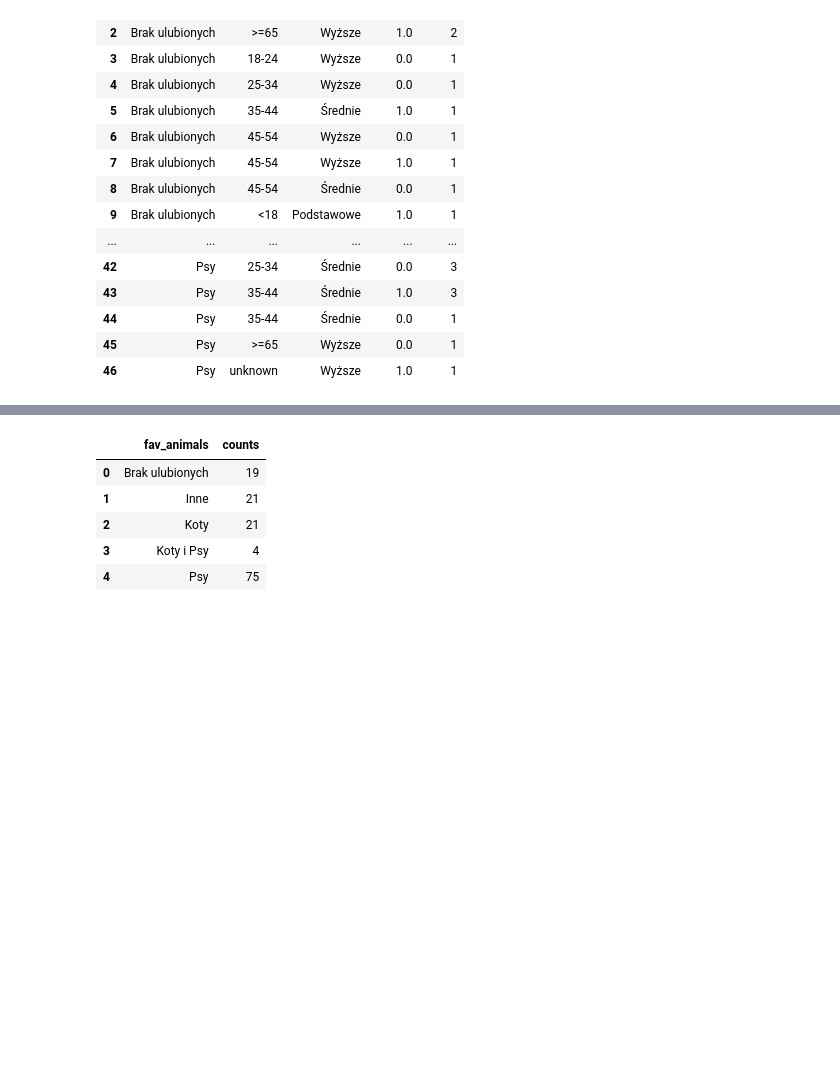
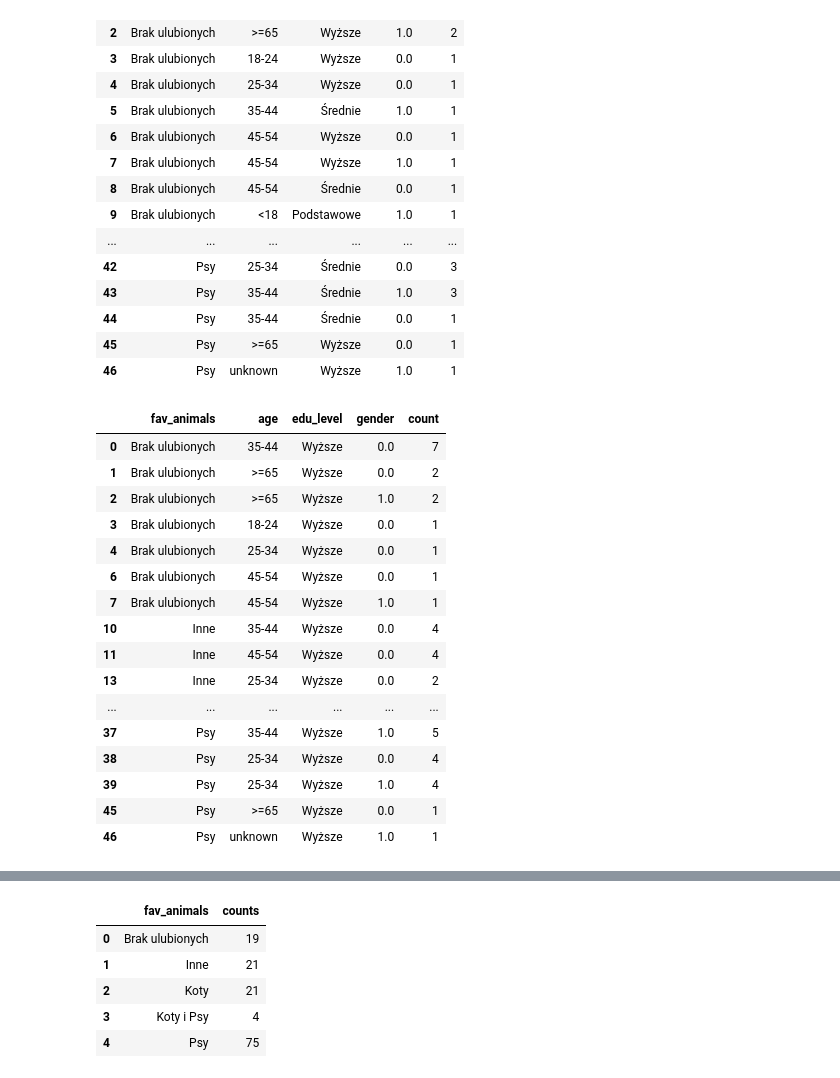
Before and after one commit to waltad/survey-review-app, a Jupyter notebook: research.ipynb, the cells around one changed output, grey strips where cells are left out. Cells and saved outputs as stored; diff of their text form; code cells hidden in the pictures; blank space fills up the shorter version.

```diff
--- a/research.ipynb
+++ b/research.ipynb
@@ -216,7 +216,8 @@ Index(['age', 'edu_level', 'fav_animals', 'fav_place', 'gender', 'hobby_art',
        'years_of_experience'],
       dtype='object')
 # %%
-df[['age','edu_level', 'gender', 'fav_animals']].groupby(by='fav_animals', as_index=False).value_counts()
+df_anim = df[['age','edu_level', 'gender', 'fav_animals']].groupby(by='fav_animals', as_index=False).value_counts()
+df_anim
 # %% [output]
 |  | fav_animals | age | edu_level | gender | count |
 | 0 | Brak ulubionych | 35-44 | Wyższe | 0.0 | 7 |
@@ -235,3 +236,23 @@ df[['age','edu_level', 'gender', 'fav_animals']].groupby(by='fav_animals', as_in
 | 44 | Psy | 35-44 | Średnie | 0.0 | 1 |
 | 45 | Psy | >=65 | Wyższe | 0.0 | 1 |
 | 46 | Psy | unknown | Wyższe | 1.0 | 1 |
+# %%
+df_anim[df_anim['edu_level']=='Wyższe']
+# %% [output]
+|  | fav_animals | age | edu_level | gender | count |
+| 0 | Brak ulubionych | 35-44 | Wyższe | 0.0 | 7 |
+| 1 | Brak ulubionych | >=65 | Wyższe | 0.0 | 2 |
+| 2 | Brak ulubionych | >=65 | Wyższe | 1.0 | 2 |
+| 3 | Brak ulubionych | 18-24 | Wyższe | 0.0 | 1 |
+| 4 | Brak ulubionych | 25-34 | Wyższe | 0.0 | 1 |
+| 6 | Brak ulubionych | 45-54 | Wyższe | 0.0 | 1 |
+| 7 | Brak ulubionych | 45-54 | Wyższe | 1.0 | 1 |
+| 10 | Inne | 35-44 | Wyższe | 0.0 | 4 |
+| 11 | Inne | 45-54 | Wyższe | 0.0 | 4 |
+| 13 | Inne | 25-34 | Wyższe | 0.0 | 2 |
+| ... | ... | ... | ... | ... | ... |
+| 37 | Psy | 35-44 | Wyższe | 1.0 | 5 |
+| 38 | Psy | 25-34 | Wyższe | 0.0 | 4 |
+| 39 | Psy | 25-34 | Wyższe | 1.0 | 4 |
+| 45 | Psy | >=65 | Wyższe | 0.0 | 1 |
+| 46 | Psy | unknown | Wyższe | 1.0 | 1 |
```
Also changed, not shown: parts of 1 cell of this notebook.
